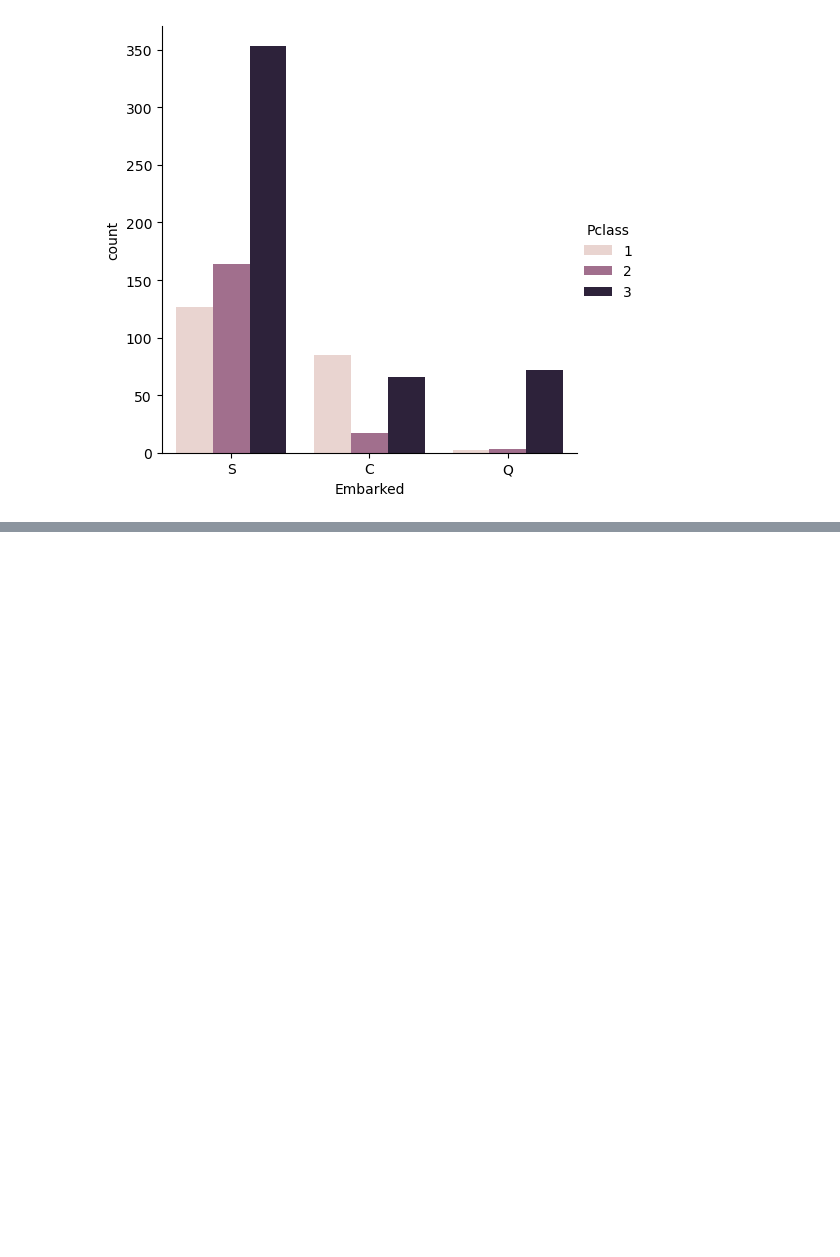
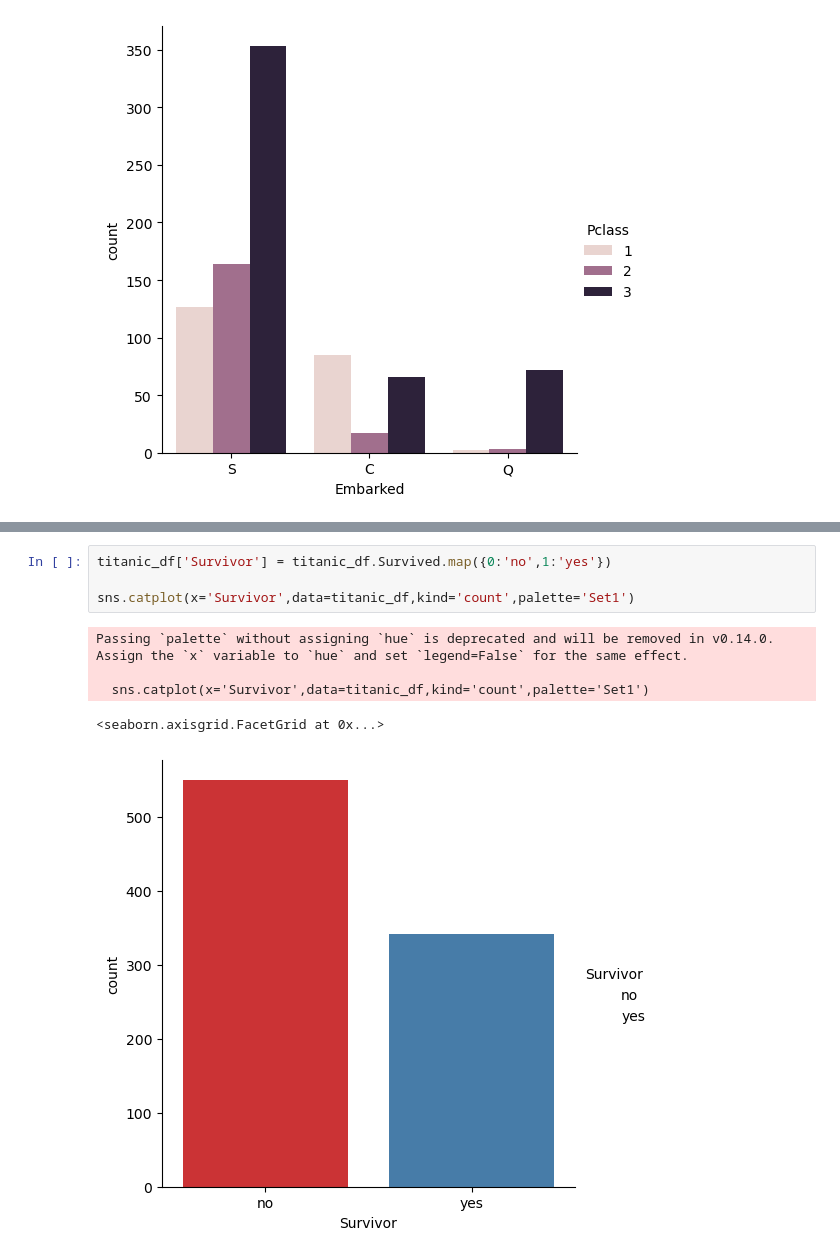
Before and after one commit to tylercoen/python, a Jupyter notebook: Learning Python for Data Analysis and Visualization/Titanic Project/Titanic Data Project.ipynb, the cells around one changed output, grey strips where cells are left out. Cells and saved outputs as stored; diff of their text form; blank space fills up the shorter version.

```diff
--- a/Learning Python for Data Analysis and Visualization/Titanic Project/Titanic Data Project.ipynb
+++ b/Learning Python for Data Analysis and Visualization/Titanic Project/Titanic Data Project.ipynb
@@ -200,0 +248,10 @@ sns.catplot(x='Embarked',data=titanic_df,
+# %%
+titanic_df['Survivor'] = titanic_df.Survived.map({0:'no',1:'yes'})
+
+sns.catplot(x='Survivor',data=titanic_df,kind='count',palette='Set1')
+# %% [output]
+Passing `palette` without assigning `hue` is deprecated and will be removed in v0.14.0. Assign the `x` variable to `hue` and set `legend=False` for the same effect.
+
+  sns.catplot(x='Survivor',data=titanic_df,kind='count',palette='Set1')
+<seaborn.axisgrid.FacetGrid at 0x...>
+[figure, added]
```
Also changed, not shown: parts of 16 cells of this notebook.
